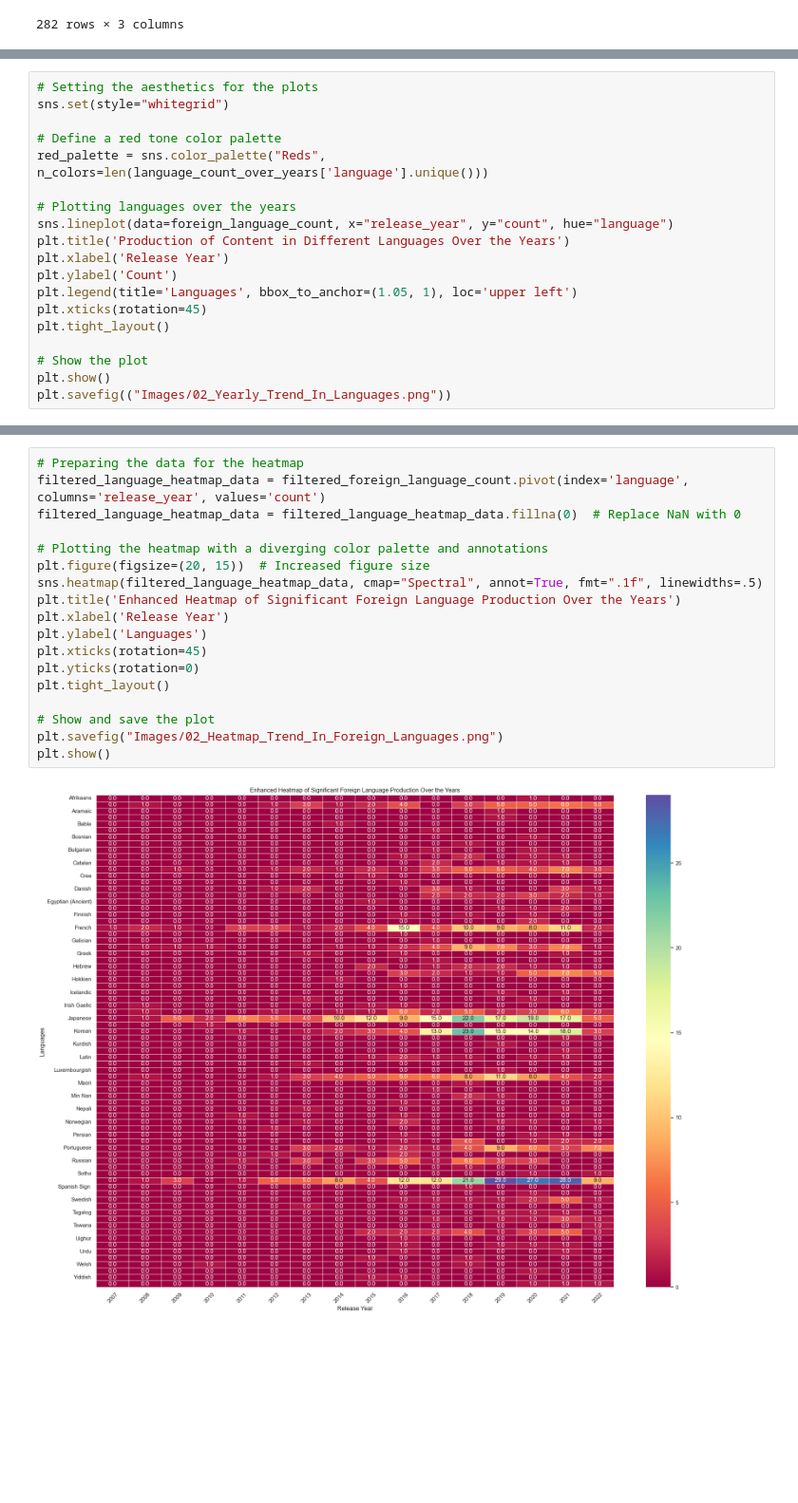
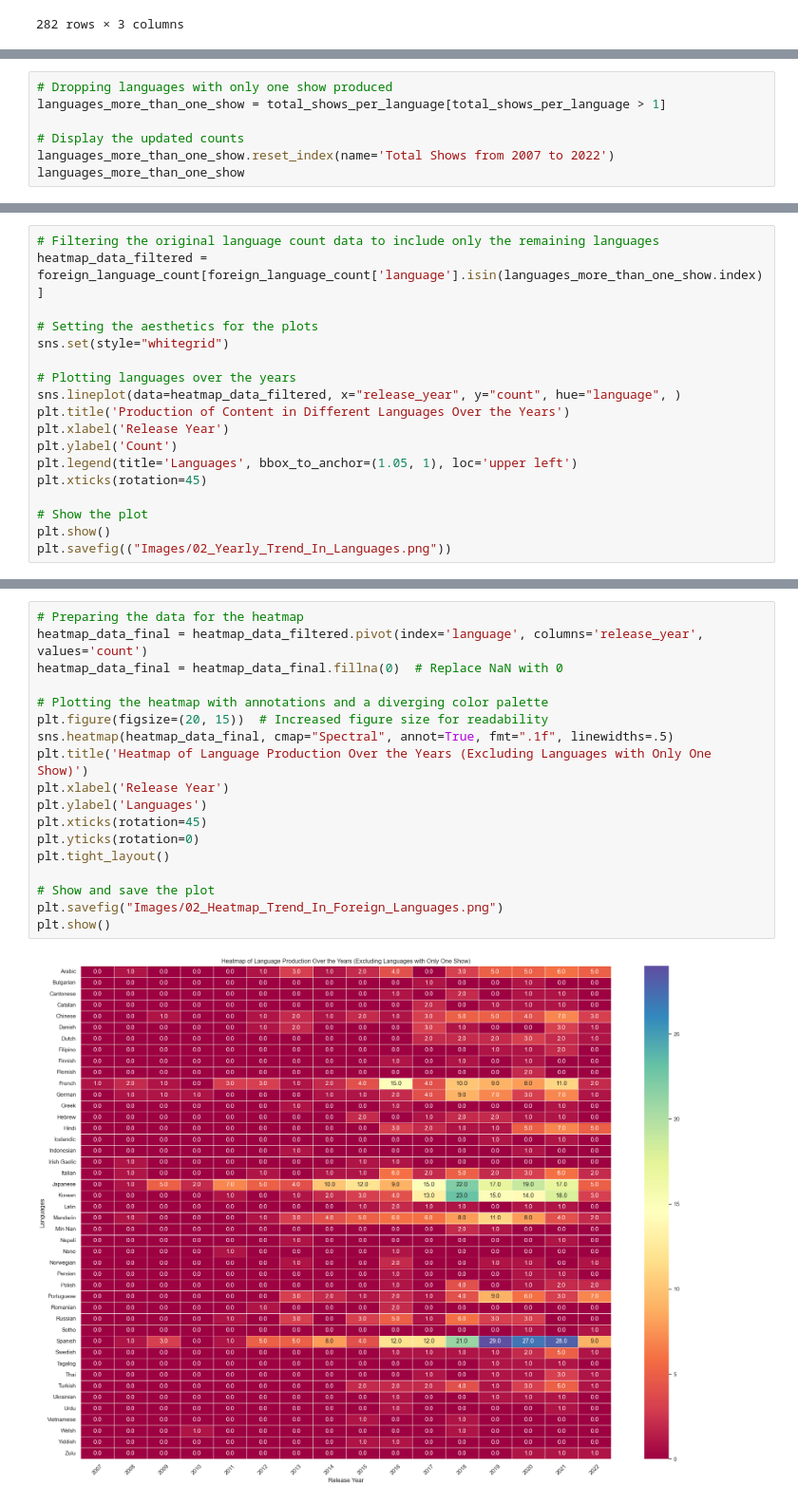
Before and after one commit to NidaB-C/NetflixEDA, a Jupyter notebook: 02_genre_production_patterns.ipynb, the cells around one changed output, grey strips where cells are left out. Shown at 95% size. Saved outputs shown, nothing was run; the diff lists cells and outputs as text; blank space fills up the shorter version.

```diff
--- a/02_genre_production_patterns.ipynb
+++ b/02_genre_production_patterns.ipynb
@@ -178,0 +211,7 @@ total_shows_per_language.reset_index(name='Total Shows from 2007 to 2022')
+# %%
+# Dropping languages with only one show produced
+languages_more_than_one_show = total_shows_per_language[total_shows_per_language > 1]
+
+# Display the updated counts
+languages_more_than_one_show.reset_index(name='Total Shows from 2007 to 2022')
+languages_more_than_one_show
@@ -179,18 +236,17 @@ total_shows_per_language.reset_index(name='Total Shows from 2007 to 2022')
 # %%
+# Filtering the original language count data to include only the remaining languages
+heatmap_data_filtered = foreign_language_count[foreign_language_count['language'].isin(languages_more_than_one_show.index)]
+
 # Setting the aesthetics for the plots
 sns.set(style="whitegrid")
 
-# Define a red tone color palette
-red_palette = sns.color_palette("Reds", n_colors=len(language_count_over_years['language'].unique()))
-
 # Plotting languages over the years
-sns.lineplot(data=foreign_language_count, x="release_year", y="count", hue="language")
+sns.lineplot(data=heatmap_data_filtered, x="release_year", y="count", hue="language", )
 plt.title('Production of Content in Different Languages Over the Years')
 plt.xlabel('Release Year')
 plt.ylabel('Count')
 plt.legend(title='Languages', bbox_to_anchor=(1.05, 1), loc='upper left')
 plt.xticks(rotation=45)
-plt.tight_layout()
 
 # Show the plot
 plt.show()
@@ -224,20 +257,20 @@ filtered_foreign_language_count
 # %%
 # Preparing the data for the heatmap
-filtered_language_heatmap_data = filtered_foreign_language_count.pivot(index='language', columns='release_year', values='count')
-filtered_language_heatmap_data = filtered_language_heatmap_data.fillna(0)  # Replace NaN with 0
+heatmap_data_final = heatmap_data_filtered.pivot(index='language', columns='release_year', values='count')
+heatmap_data_final = heatmap_data_final.fillna(0)  # Replace NaN with 0
 
-# Plotting the heatmap with a diverging color palette and annotations
-plt.figure(figsize=(20, 15))  # Increased figure size
-sns.heatmap(filtered_language_heatmap_data, cmap="Spectral", annot=True, fmt=".1f", linewidths=.5)
-plt.title('Enhanced Heatmap of Significant Foreign Language Production Over the Years')
+# Plotting the heatmap with annotations and a diverging color palette
+plt.figure(figsize=(20, 15))  # Increased figure size for readability
+sns.heatmap(heatmap_data_final, cmap="Spectral", annot=True, fmt=".1f", linewidths=.5)
+plt.title('Heatmap of Language Production Over the Years (Excluding Languages with Only One Show)')
 plt.xlabel('Release Year')
 plt.ylabel('Languages')
 plt.xticks(rotation=45)
 plt.yticks(rotation=0)
 plt.tight_layout()
 
 # Show and save the plot
 plt.savefig("Images/02_Heatmap_Trend_In_Foreign_Languages.png")
 plt.show()
 # %% [output]
-[figure, old version]
+[figure, new version]
```
Also changed, not shown: parts of 6 cells of this notebook, 1 other file.
